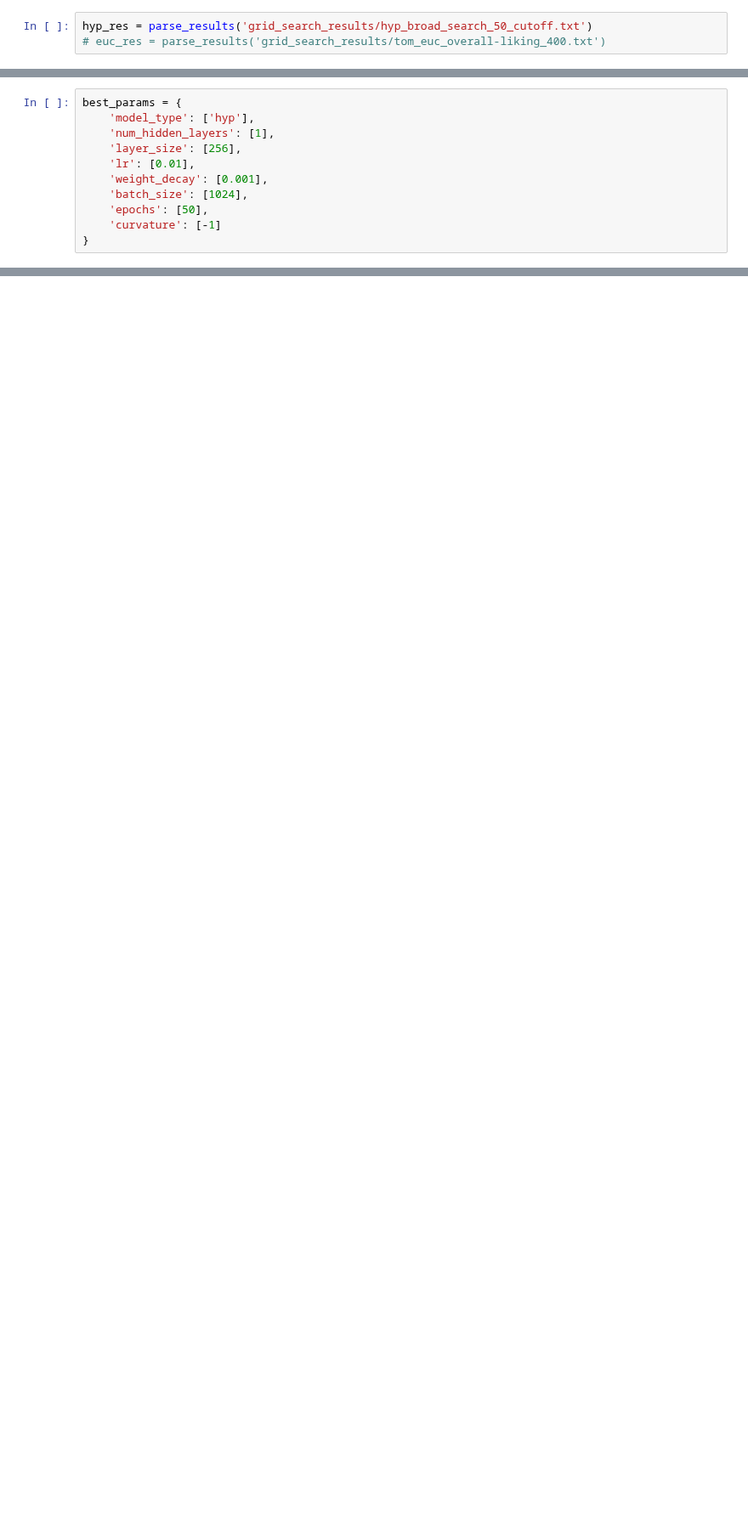
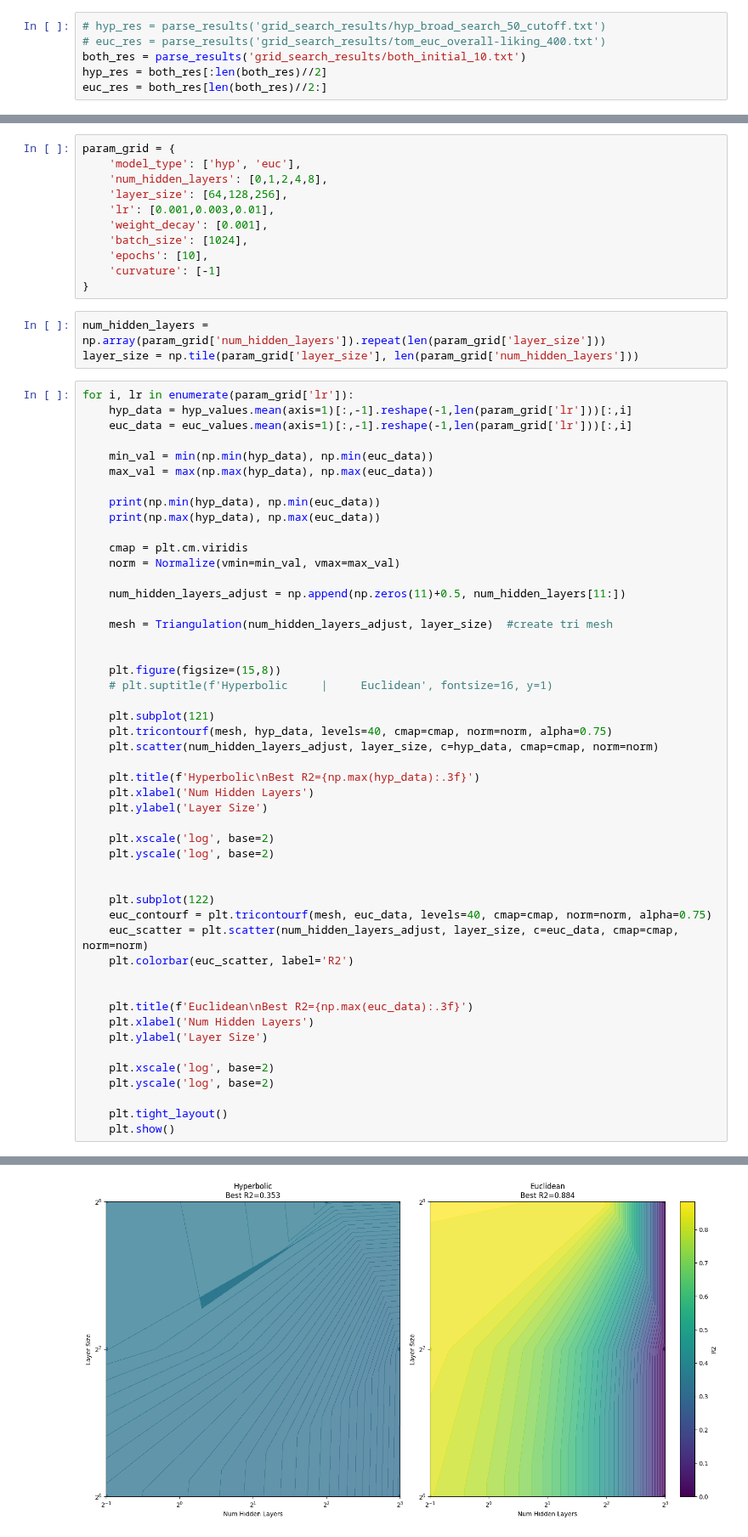
Before and after one commit to Rory-Dam/master_thesis, a Jupyter notebook: beer/plot_results.ipynb, the cells around one changed output, grey strips where cells are left out. Shown at 85% size. Drawn from its saved outputs; the diff is of its cells as text; blank space fills up the shorter version.

```diff
--- a/beer/plot_results.ipynb
+++ b/beer/plot_results.ipynb
@@ -35,8 +35,11 @@ def parse_results(file_name):
     grid_search_results = [(params, np.array(values)) for params, values in grid_search_results]
     return grid_search_results
 # %%
-hyp_res = parse_results('grid_search_results/hyp_broad_search_50_cutoff.txt')
+# hyp_res = parse_results('grid_search_results/hyp_broad_search_50_cutoff.txt')
 # euc_res = parse_results('grid_search_results/tom_euc_overall-liking_400.txt')
+both_res = parse_results('grid_search_results/both_initial_10.txt')
+hyp_res = both_res[:len(both_res)//2]
+euc_res = both_res[len(both_res)//2:]
 # %%
 hyp_params = np.array([p for p, _ in hyp_res])
 hyp_values = np.array([v for _, v in hyp_res])
@@ -88,11 +57,64 @@ print(round_ext_hyp.mean(axis=1)[:,-1][27:54][18:][::3])
 # %%
-best_params = {
-    'model_type': ['hyp'],
-    'num_hidden_layers': [1],
-    'layer_size': [256],
-    'lr': [0.01],
+param_grid = {
+    'model_type': ['hyp', 'euc'],
+    'num_hidden_layers': [0,1,2,4,8],
+    'layer_size': [64,128,256],
+    'lr': [0.001,0.003,0.01],
     'weight_decay': [0.001],
     'batch_size': [1024],
-    'epochs': [50],
+    'epochs': [10],
     'curvature': [-1]
 }
+# %%
+num_hidden_layers = np.array(param_grid['num_hidden_layers']).repeat(len(param_grid['layer_size']))
+layer_size = np.tile(param_grid['layer_size'], len(param_grid['num_hidden_layers']))
+# %%
+for i, lr in enumerate(param_grid['lr']):
+    hyp_data = hyp_values.mean(axis=1)[:,-1].reshape(-1,len(param_grid['lr']))[:,i]
+    euc_data = euc_values.mean(axis=1)[:,-1].reshape(-1,len(param_grid['lr']))[:,i]
+
+    min_val = min(np.min(hyp_data), np.min(euc_data))
+    max_val = max(np.max(hyp_data), np.max(euc_data))
+
+    print(np.min(hyp_data), np.min(euc_data))
+    print(np.max(hyp_data), np.max(euc_data))
+
+    cmap = plt.cm.viridis
+    norm = Normalize(vmin=min_val, vmax=max_val)
+
+    num_hidden_layers_adjust = np.append(np.zeros(11)+0.5, num_hidden_layers[11:])
+
+    mesh = Triangulation(num_hidden_layers_adjust, layer_size)  #create tri mesh
+
+
+    plt.figure(figsize=(15,8))
+    # plt.suptitle(f'Hyperbolic     |     Euclidean', fontsize=16, y=1)
+
+    plt.subplot(121)
+    plt.tricontourf(mesh, hyp_data, levels=40, cmap=cmap, norm=norm, alpha=0.75)
+    plt.scatter(num_hidden_layers_adjust, layer_size, c=hyp_data, cmap=cmap, norm=norm)
+
+    plt.title(f'Hyperbolic\nBest R2={np.max(hyp_data):.3f}')
+    plt.xlabel('Num Hidden Layers')
+    plt.ylabel('Layer Size')
+
+    plt.xscale('log', base=2)
+    plt.yscale('log', base=2)
+
+
+    plt.subplot(122)
+    euc_contourf = plt.tricontourf(mesh, euc_data, levels=40, cmap=cmap, norm=norm, alpha=0.75)
+    euc_scatter = plt.scatter(num_hidden_layers_adjust, layer_size, c=euc_data, cmap=cmap, norm=norm)
+    plt.colorbar(euc_scatter, label='R2')
+
+
+    plt.title(f'Euclidean\nBest R2={np.max(euc_data):.3f}')
+    plt.xlabel('Num Hidden Layers')
+    plt.ylabel('Layer Size')
+
+    plt.xscale('log', base=2)
+    plt.yscale('log', base=2)
+
+    plt.tight_layout()
+    plt.show()
+# %% [output]
@@ -98,0 +123 @@ best_params = {
+[figure, added]
```
Also changed, not shown: parts of 6 cells of this notebook, 12 other files.
